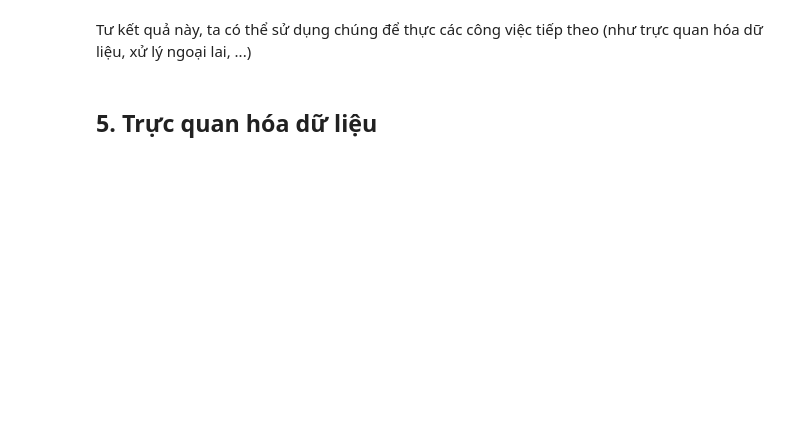
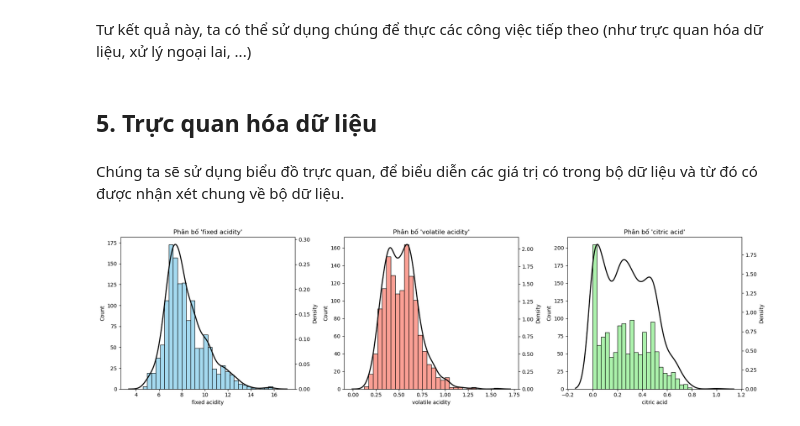
Before and after one commit to TidalWavetop1/Team9_ML_edu, a Jupyter notebook: Lab5 - Practice EDA/Practice/winequality.ipynb, the cells around one changed output. Drawn from its saved outputs; the diff is of its cells as text; code cells hidden in the pictures; blank space fills up the shorter version.

```diff
--- a/Lab5 - Practice EDA/Practice/winequality.ipynb
+++ b/Lab5 - Practice EDA/Practice/winequality.ipynb
@@ -122,3 +199,28 @@ desc_stats_df
 Tư kết quả này, ta có thể sử dụng chúng để thực các công việc tiếp theo (như trực quan hóa dữ liệu, xử lý ngoại lai, ...)
 # %% [markdown]
 ## 5. Trực quan hóa dữ liệu
+# %% [markdown]
+Chúng ta sẽ sử dụng biểu đồ trực quan, để biểu diễn các giá trị có trong bộ dữ liệu và từ đó có được nhận xét chung về bộ dữ liệu.
+# %%
+import seaborn as sns
+
+import matplotlib.pyplot as plt
+
+fig, axes = plt.subplots(1, 3, figsize=(18, 5))
+
+features = ['fixed acidity', 'volatile acidity', 'citric acid']
+colors = ['skyblue', 'salmon', 'lightgreen']
+
+for ax, feature, color in zip(axes, features, colors):
+    sns.histplot(wine_data[feature], bins=30, kde=False, color=color, ax=ax)
+    ax2 = ax.twinx()
+    sns.kdeplot(wine_data[feature], color='black', ax=ax2, linewidth=2)
+    ax.set_title(f"Phân bố '{feature}'")
+    ax.set_xlabel(feature)
+    ax.set_ylabel("Count")
+    ax2.set_ylabel("Density")
+
+plt.tight_layout()
+plt.show()
+# %% [output]
+[figure, added]
```
Also changed, not shown: parts of 18 cells of this notebook.
